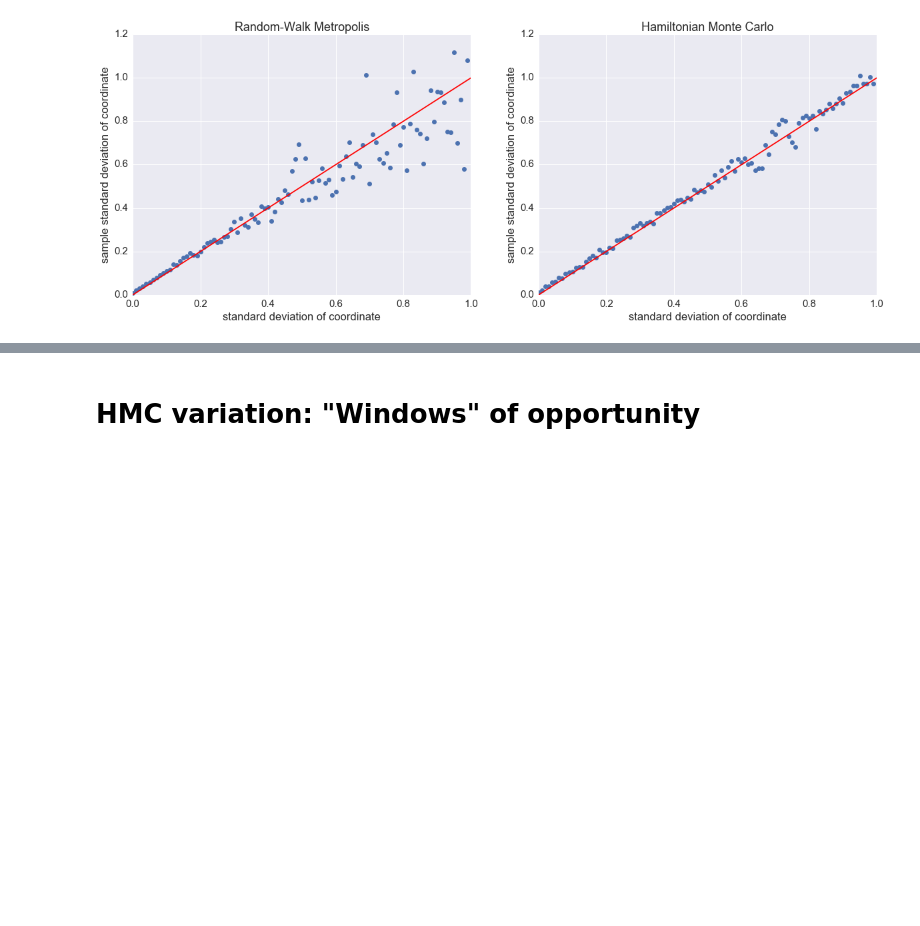
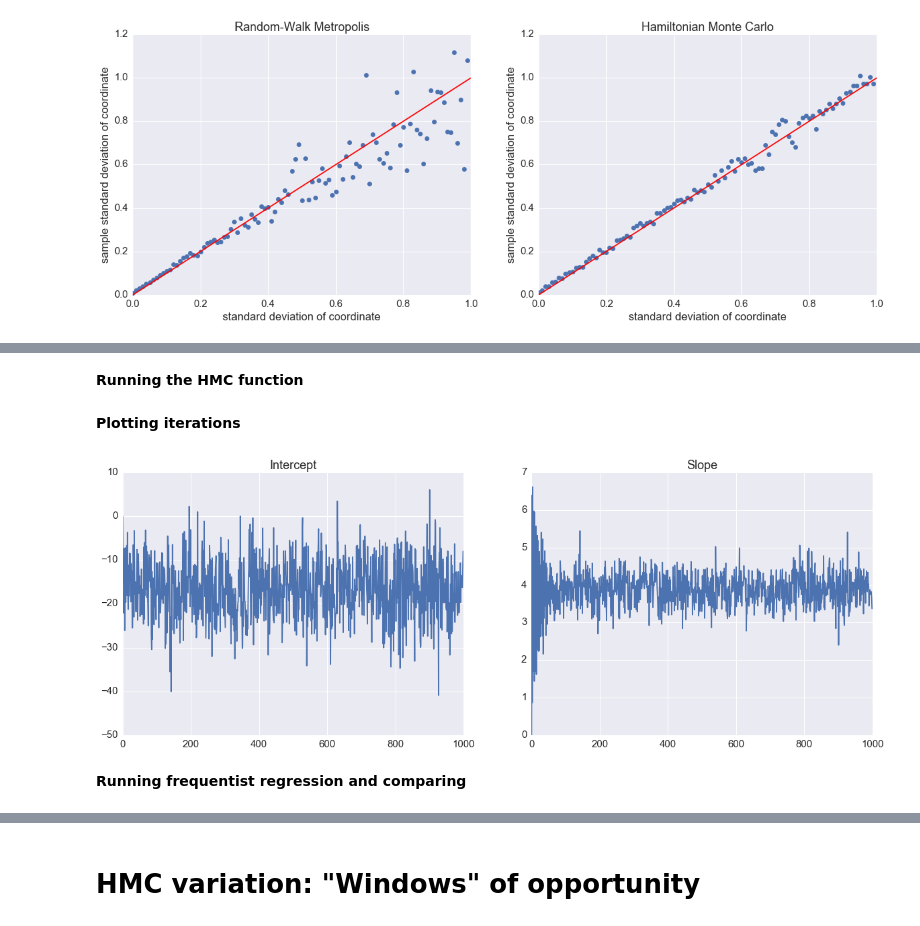
Before and after one commit to jake-coleman32/sta-663-project, a Jupyter notebook: coleman_jacob_patra_sayan_neal_2011_an_exploration_of_hmc/663_project_code.ipynb, the cells around one changed output, grey strips where cells are left out. Drawn from its saved outputs; the diff is of its cells as text; code cells hidden in the pictures; blank space fills up the shorter version.

Commit message:
final commit - added real data example, renamed project and folder

```diff
--- a/663_project_update.ipynb
+++ b/coleman_jacob_patra_sayan_neal_2011_an_exploration_of_hmc/663_project_code.ipynb
@@ -379,0 +384,7 @@ plt.savefig("100d_sds.png")
+# %%
+cars = pd.read_table('cars.txt',  delimiter=' ')
+n = cars.shape[0]
+
+#Get the data, create the design matrix
+carX = np.vstack((np.repeat(1,n),np.array(cars.ix[:,0]))).T
+carY = np.array(cars.ix[:,1]).reshape(n,1)
@@ -379,0 +475,45 @@ plt.savefig("100d_sds.png")
+# %%
+def HMC_real(U, grad_U, current_q,X,Y, hyperparams, stepsize=0.2, steps=25, max_iter= 20, step_range=0):
+    '''
+    Performs max_iter iterations of HMC with leapfrog discritization method
+    To randomize stepsize, set step_range to be nonzero
+    '''
+
+    current_q_list = current_q
+
+    for i in range(max_iter):
+
+        #Randomize stepsize if called for
+        #Note if step_range = 0, it just draws stepsize
+        stepsize_r = np.random.uniform(stepsize-step_range,stepsize+step_range)
+
+        #Keep the position variable after every itertion
+        current_q,p_list,q_list = leapfrog_real(U, grad_U, current_q, X,Y,hyperparams, stepsize_r, steps)
+        current_q_list = np.vstack((current_q_list,current_q))
+    return(current_q_list[:-1,:])
+# %% [markdown]
+**Running the HMC function**
+# %%
+#Input parameters
+current_q = np.array([0,0])
+car_hyperparams = np.array([.001,.001,.001,1/15**2])
+
+hmc_output_real=HMC_real(U_real, U_grad_real, current_q, carX,carY, car_hyperparams, stepsize=0.1, steps=100, max_iter=1000)
+# %% [markdown]
+**Plotting iterations**
+# %%
+plt.figure(figsize=(20,7))
+
+plt.subplot(121)
+plt.plot(range(1000),hmc_output_real[:,0])
+plt.title('Intercept')
+
+plt.subplot(122)
+plt.plot(range(1000),hmc_output_real[:,1])
+plt.title('Slope')
+
+plt.savefig("hmc_betas.png")
+# %% [output]
+[figure, added]
+# %% [markdown]
+**Running frequentist regression and comparing**
```
Also changed, not shown: parts of 20 cells of this notebook, 32 other files.
